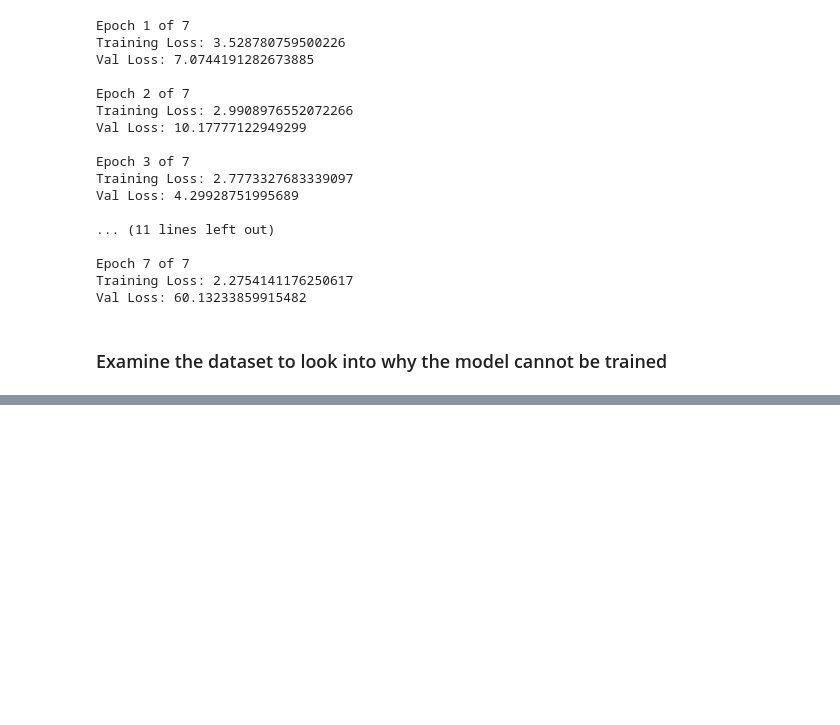
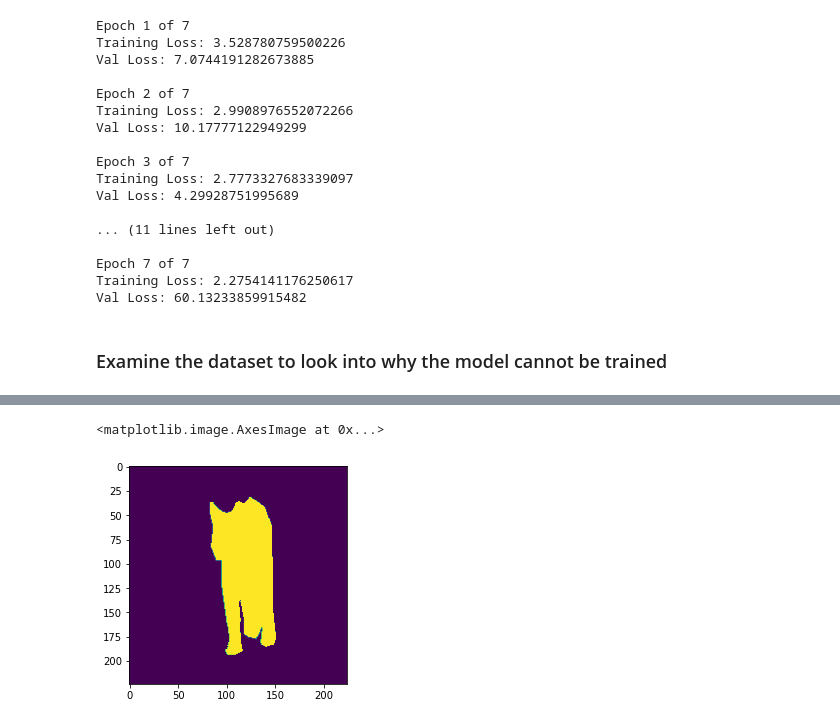
Before and after one commit to jmiano/MTLSys, a Jupyter notebook: MTL_Architecture_Development.ipynb, the cells around one changed output, grey strips where cells are left out. Drawn from its saved outputs; the diff is of its cells as text; code cells hidden in the pictures; blank space fills up the shorter version.

```diff
--- a/MTL_Architecture_Development.ipynb
+++ b/MTL_Architecture_Development.ipynb
@@ -1006,0 +1095,5 @@ Val Loss: 60.13233859915482
+# %%
+plt.imshow(sample[1][0])
+# %% [output]
+<matplotlib.image.AxesImage at 0x...>
+[figure, added]
```
Also changed, not shown: parts of 17 cells of this notebook.
